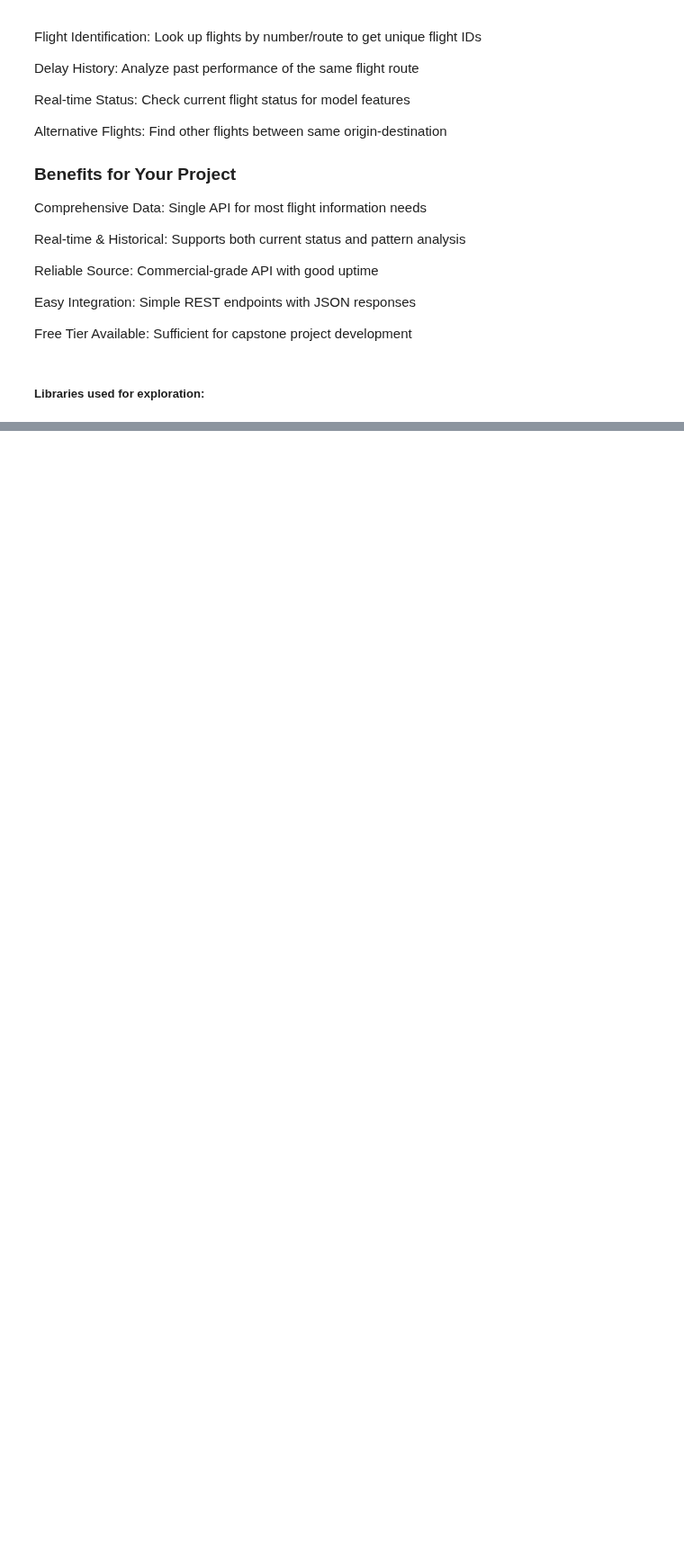
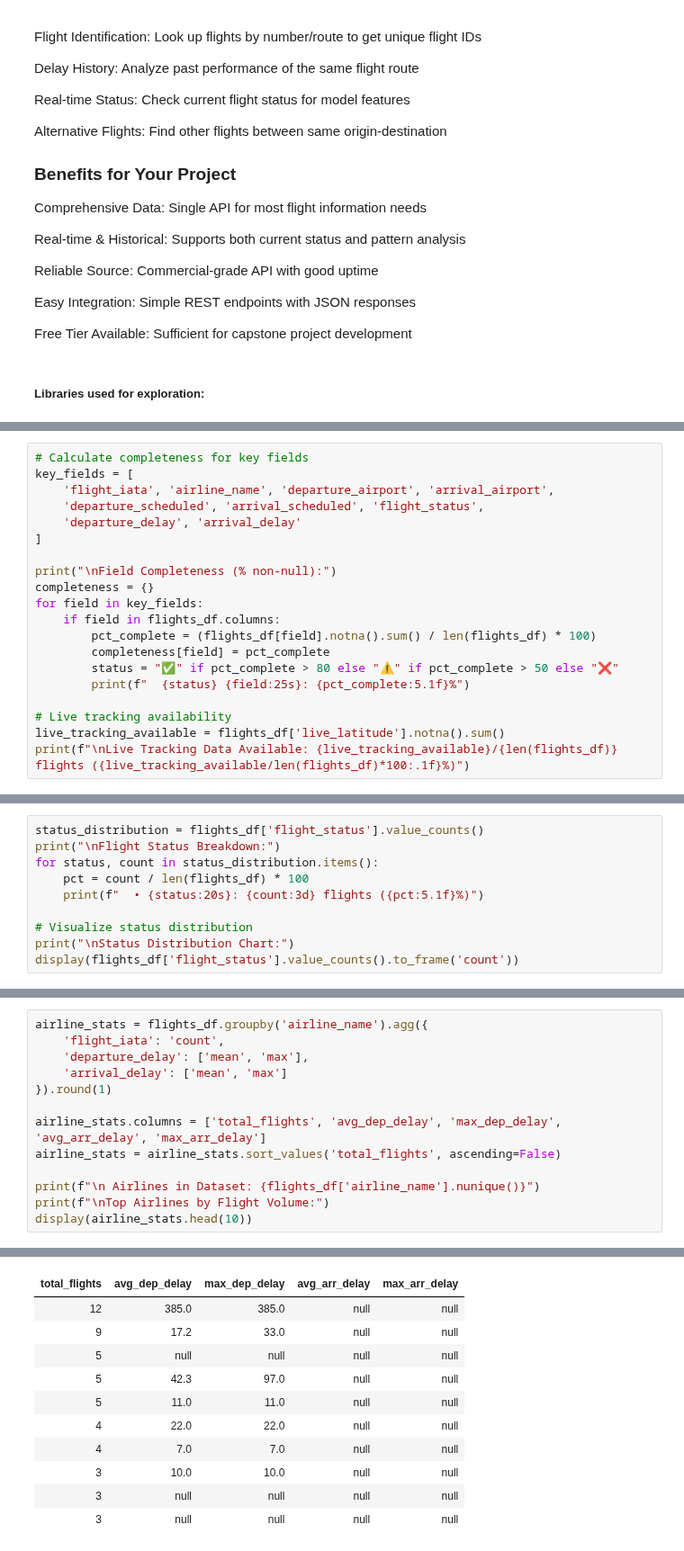
Before and after one commit to OmaryElkady/Data-Science-Capstone, a Jupyter notebook: aviation_stack_api_tests.ipynb, the cells around one changed output, grey strips where cells are left out. Shown at 90% size. Drawn from its saved outputs; the diff is of its cells as text; blank space fills up the shorter version.

```diff
--- a/aviation_stack_api_tests.ipynb
+++ b/aviation_stack_api_tests.ipynb
@@ -170,0 +229,20 @@ Real-time Features: Current flight status as input to ML model
+# %%
+# Calculate completeness for key fields
+key_fields = [
+    'flight_iata', 'airline_name', 'departure_airport', 'arrival_airport',
+    'departure_scheduled', 'arrival_scheduled', 'flight_status',
+    'departure_delay', 'arrival_delay'
+]
+
+print("\nField Completeness (% non-null):")
+completeness = {}
+for field in key_fields:
+    if field in flights_df.columns:
+        pct_complete = (flights_df[field].notna().sum() / len(flights_df) * 100)
+        completeness[field] = pct_complete
+        status = "✅" if pct_complete > 80 else "⚠️" if pct_complete > 50 else "❌"
+        print(f"  {status} {field:25s}: {pct_complete:5.1f}%")
+
+# Live tracking availability
+live_tracking_available = flights_df['live_latitude'].notna().sum()
+print(f"\nLive Tracking Data Available: {live_tracking_available}/{len(flights_df)} flights ({live_tracking_available/len(flights_df)*100:.1f}%)")
@@ -170,0 +264,10 @@ Real-time Features: Current flight status as input to ML model
+# %%
+status_distribution = flights_df['flight_status'].value_counts()
+print("\nFlight Status Breakdown:")
+for status, count in status_distribution.items():
+    pct = count / len(flights_df) * 100
+    print(f"  • {status:20s}: {count:3d} flights ({pct:5.1f}%)")
+
+# Visualize status distribution
+print("\nStatus Distribution Chart:")
+display(flights_df['flight_status'].value_counts().to_frame('count'))
@@ -170,0 +343,14 @@ Real-time Features: Current flight status as input to ML model
+# %%
+airline_stats = flights_df.groupby('airline_name').agg({
+    'flight_iata': 'count',
+    'departure_delay': ['mean', 'max'],
+    'arrival_delay': ['mean', 'max']
+}).round(1)
+
+airline_stats.columns = ['total_flights', 'avg_dep_delay', 'max_dep_delay', 'avg_arr_delay', 'max_arr_delay']
+airline_stats = airline_stats.sort_values('total_flights', ascending=False)
+
+print(f"\n Airlines in Dataset: {flights_df['airline_name'].nunique()}")
+print(f"\nTop Airlines by Flight Volume:")
+display(airline_stats.head(10))
+# %% [output]
@@ -170,0 +360,11 @@ Real-time Features: Current flight status as input to ML model
+| total_flights | avg_dep_delay | max_dep_delay | avg_arr_delay | max_arr_delay |
+| 12 | 385.0 | 385.0 | null | null |
+| 9 | 17.2 | 33.0 | null | null |
+| 5 | null | null | null | null |
+| 5 | 42.3 | 97.0 | null | null |
+| 5 | 11.0 | 11.0 | null | null |
+| 4 | 22.0 | 22.0 | null | null |
+| 4 | 7.0 | 7.0 | null | null |
+| 3 | 10.0 | 10.0 | null | null |
+| 3 | null | null | null | null |
+| 3 | null | null | null | null |
```
Also changed, not shown: parts of 38 cells of this notebook, 1 other file.
